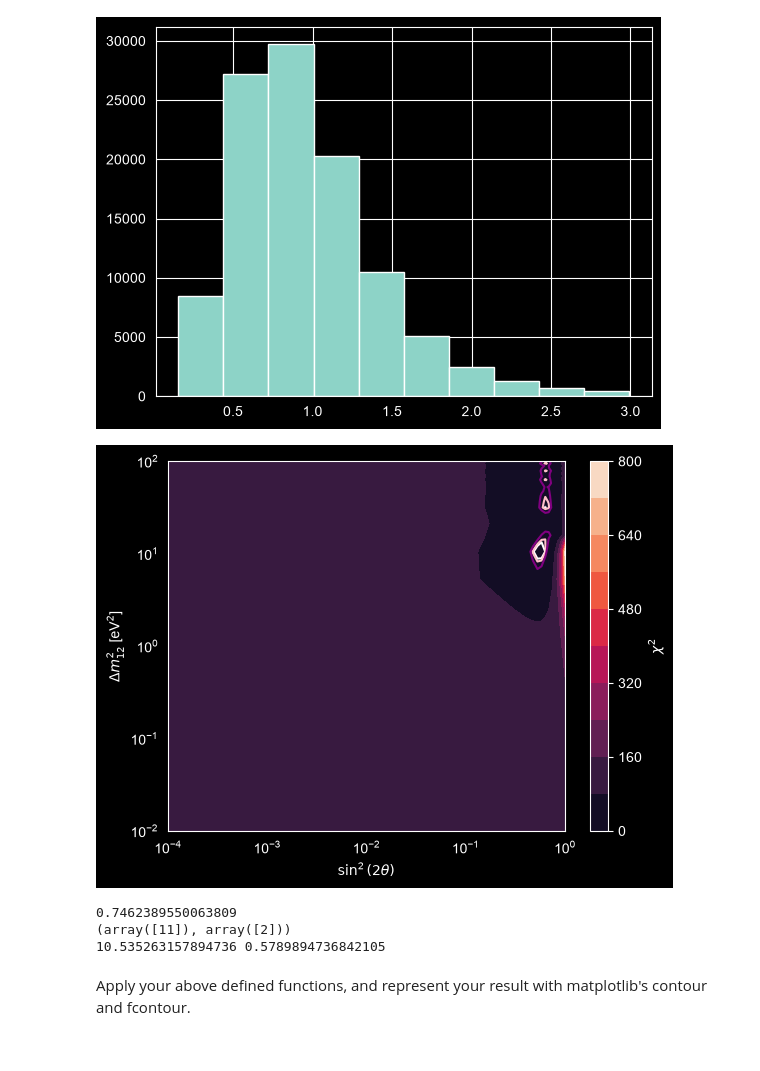
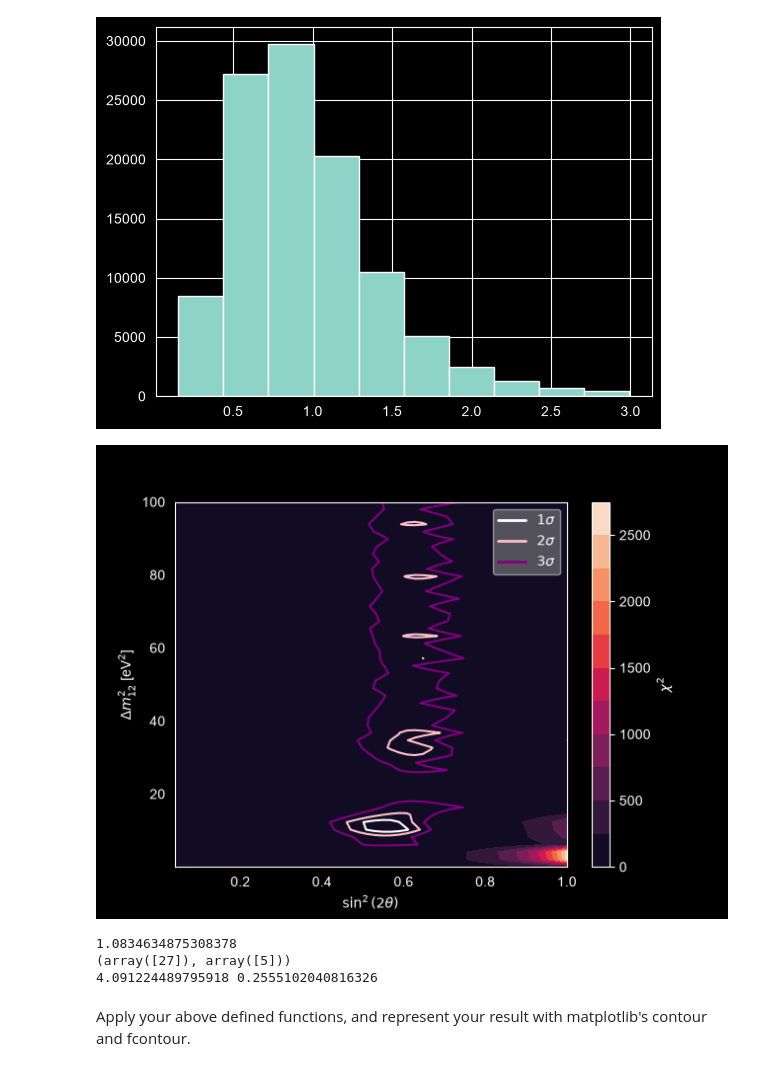
Before and after one commit to harrisonunwin/MicroBooNE_Lab, a Jupyter notebook: MainAnalysis_template.ipynb, the cells around one changed output. Drawn from its saved outputs; the diff is of its cells as text; code cells hidden in the pictures.

Commit message:
new contour plot using scaled theta values taking into account 4-flavour neutrino model.

```diff
--- a/MainAnalysis_template.ipynb
+++ b/MainAnalysis_template.ipynb
@@ -695,8 +695,8 @@ plt.hist(oscillated_cut.trk_energy_tot)
 # %%
 # Function that loops the above function across range of values of delM21 and sin^2(2theta)
 def chi_loop(df_oscillate, df_compare, lower_col, upper_col):
-    dm = np.linspace(0.01, 100, 20)
-    sinsq2theta = np.linspace(0.04, 1, 20)
+    dm = np.linspace(0.01, 100, 50)
+    sinsq2theta = np.linspace(0.04, 1, 50)
     chi_grid = np.zeros((len(sinsq2theta), len(dm)))
 
     for b, dm_val in enumerate(dm):
@@ -710,42 +710,61 @@ X, Y, Z = chi_loop(MC_after, oscillated_cut, lower_col='new_weight', upper_col='
 # %%
 # plot contourf function and find minimum!
 from matplotlib.colors import LogNorm
-def contour_plot(A,B,C):
+from matplotlib.lines import Line2D
 
+def contour_plot(A, B, C, log=True, data=True, chi=True):
 
     chi2min = np.min(C)
-    sigma1 = 2.3
-    sigma2 = 6.18
-    sigma3 = 11.83
-    con1 = 4.61
-    con2 = 5.99
-    con3 = 9.21
+    colours = ['white', 'pink', 'purple']
 
-    #levels_sigma = [chi2min + sigma1, chi2min + sigma2, chi2min + sigma3]
-    levels_confidence = [chi2min + con1, chi2min + con2, chi2min + con3]
+    if data:
+        cons = [4.61, 5.99, 9.21]          # 90, 95, 99 percent confidence levels
+        labels = ['90% CL', '95% CL', '99% CL']
+    else:
+        cons = [2.30, 6.18, 11.83]         # 1, 2, 3 sigma
+        labels = [r'$1\sigma$', r'$2\sigma$', r'$3\sigma$']
+
+    levels_confidence = [chi2min + c for c in cons]
 
     fig, ax = plt.subplots()
-    shading = ax.contourf(B, A, C.T, levels = 10)
-    ax.contour(B, A, C.T, levels = levels_confidence, colors=['white', 'pink', 'purple'])
+    shading = ax.contourf(B, A, C.T, levels=10)
+    ax.contour(B, A, C.T, levels=levels_confidence, colors=colours)
+
+    # key for the confidence levels
+    handles = [Line2D([0], [0], color=col, lw=2) for col in colours]
+    ax.legend(handles, labels, loc='best', facecolor='grey', framealpha=0.6)
 
     fig.colorbar(shading, label=r"$\chi^2$")
     ax.set(ylabel=r"$\Delta m^2_{12}$ [eV$^2$]", xlabel=r"$\sin^2(2\theta)$")
-    plt.yscale('log')
-    plt.xscale('log')
+
+    if log:
+        ax.set_yscale('log')
+        ax.set_xscale('log')
+
+    if chi:
+        iy, ix = np.unravel_index(np.argmin(C.T), C.T.shape)
+        x_min, y_min = B[ix], A[iy]          # use B[iy, ix], A[iy, ix] if A, B are 2D meshgrids
+        ax.scatter(x_min, y_min, marker='x', color='white', s=60, zorder=5)
+        print(f"chi2_min = {chi2min:.3f} at sin^2(2theta) = {x_min:.4g}, dm^2 = {y_min:.4g} eV^2")
+
+
     plt.show()
 
-contour_plot(X,Y,Z)
+
+
+
+contour_plot(X, Y, Z, log=False, data=False, chi=False)
 # %% [output]
-[figure, old version]
+[figure, new version]
 # %%
 
 print(np.min(Z))
 print(np.where(Z == np.min(Z)))
 print(X[2], Y[11])
 # %% [output]
-0.7462389550063809
-(array([11]), array([2]))
-10.535263157894736 0.5789894736842105
+1.0834634875308378
+(array([27]), array([5]))
+4.091224489795918 0.2555102040816326
 # %% [markdown]
 Apply your above defined functions, and represent your result with matplotlib's contour and fcontour.
 # %%
```
Also changed, not shown: parts of 6 cells of this notebook.
